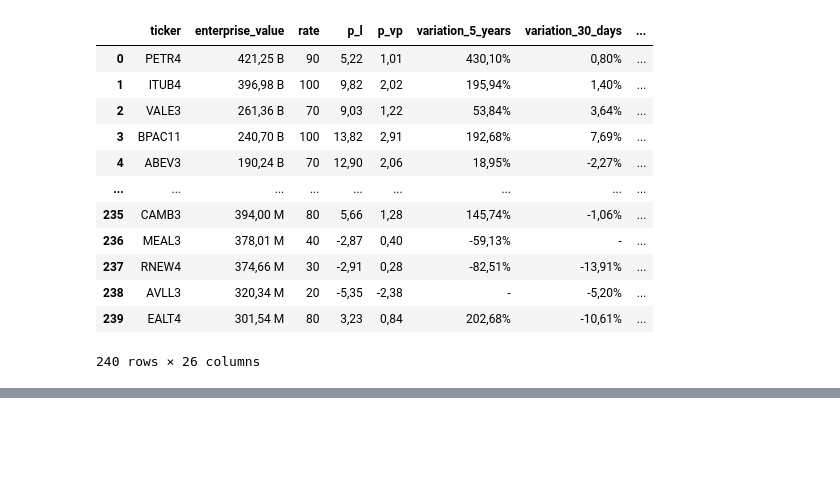
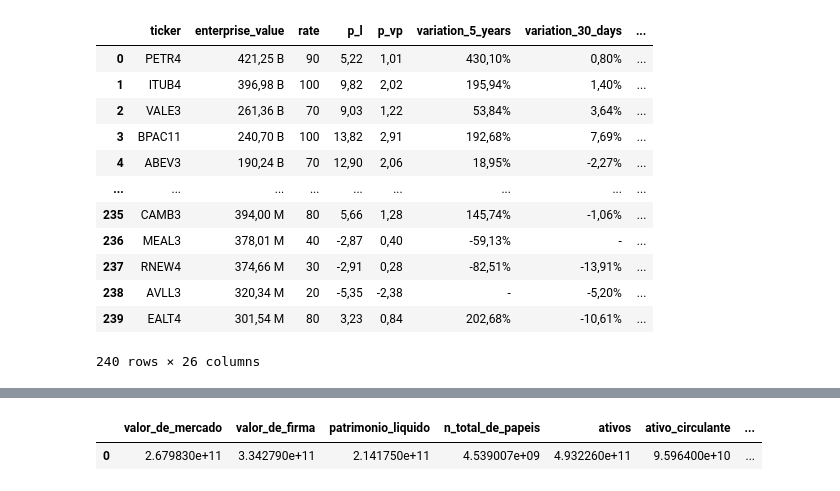
Before and after one commit to Guigarciarosa/InvestiPro, a Jupyter notebook: pipeline/notebooks/elt.ipynb, the cells around one changed output, grey strips where cells are left out. Cells and saved outputs as stored; diff of their text form; code cells hidden in the pictures; blank space fills up the shorter version.

Commit message:
Continuando a coleta dos indicadores fundamentalistas de acoes.

```diff
--- a/pipeline/notebooks/elt.ipynb
+++ b/pipeline/notebooks/elt.ipynb
@@ -503,0 +466,46 @@ acoes
+# %%
+def limpar_valores(valor):
+    if isinstance(valor, str):
+        match = re.findall(r'[\d\.]+', valor)
+        if match:
+            valor_limpo = match[-1].replace('.', '')
+            try:
+                return float(valor_limpo)
+            except ValueError:
+                return None
+    return valor
+
+ticker = 'vale3'
+url_acoes = f'https://investidor10.com.br/acoes/{ticker}/'
+soup = BeautifulSoup(requests.get(url_acoes, headers=acoes_inst.headers).content, "html.parser")
+dados = {}
+
+a = soup.find_all('div', attrs={'class': 'table grid-3'})
+
+for cel in a:
+    for bloco in cel.find_all('div', class_='cell'):
+        titulo = bloco.find('span', class_='title')
+        valor = bloco.find('span', class_='value')
+
+        if titulo and valor:
+            dados[titulo.get_text(strip=True)] = valor.get_text(strip=True)
+
+#dados['ticker'] = ticker
+df = pd.DataFrame([dados])
+
+df.columns = (
+    df.columns
+    .str.strip()  # remove espaços extras
+    .str.lower()  # tudo minúsculo
+    .str.normalize('NFKD')  # remove acentos
+    .str.encode('ascii', errors='ignore')  # remove caracteres especiais tipo º
+    .str.decode('utf-8')
+    .str.replace(' ', '_', regex=False)
+    .str.replace('[^a-z0-9_]', '', regex=True)  # remove tudo que não for letra, número ou _
+    .str.replace('no_total_de_papeis','n_total_de_papeis', regex=False)
+)
+
+df.map(limpar_valores) #Limpar os valores e converter para float
+# %% [output]
+|  | valor_de_mercado | valor_de_firma | patrimonio_liquido | n_total_de_papeis | ativos | ativo_circulante | ... |
+| 0 | 2.679830e+11 | 3.342790e+11 | 2.141750e+11 | 4.539007e+09 | 4.932260e+11 | 9.596400e+10 | ... |
```
Also changed, not shown: parts of 17 cells of this notebook, 1 other file.
